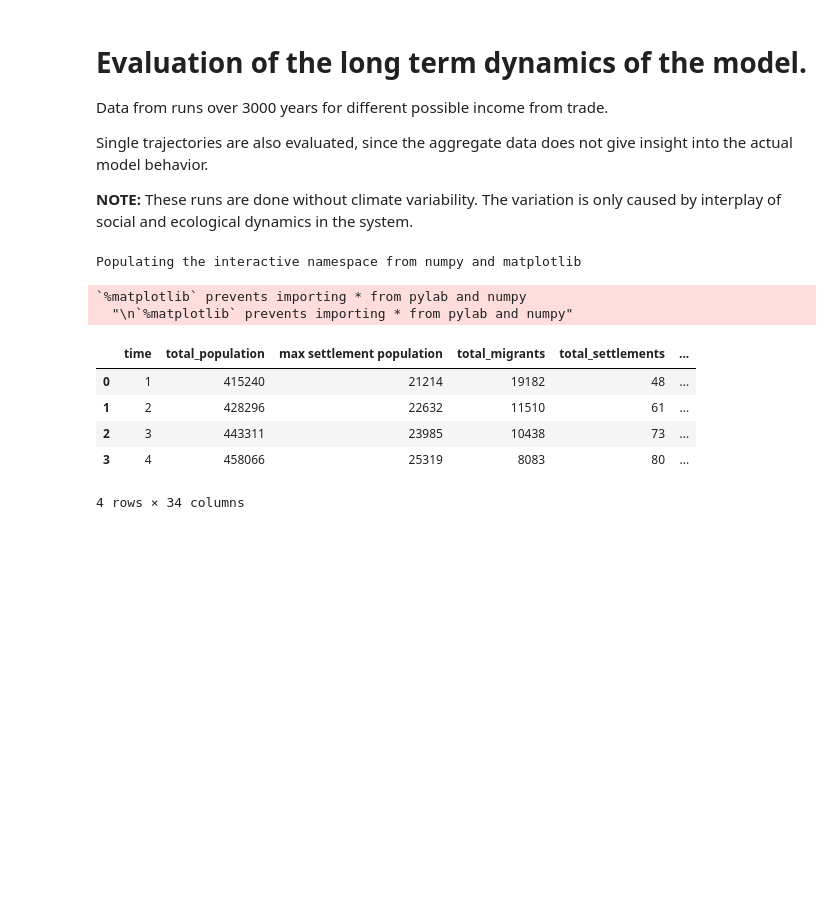
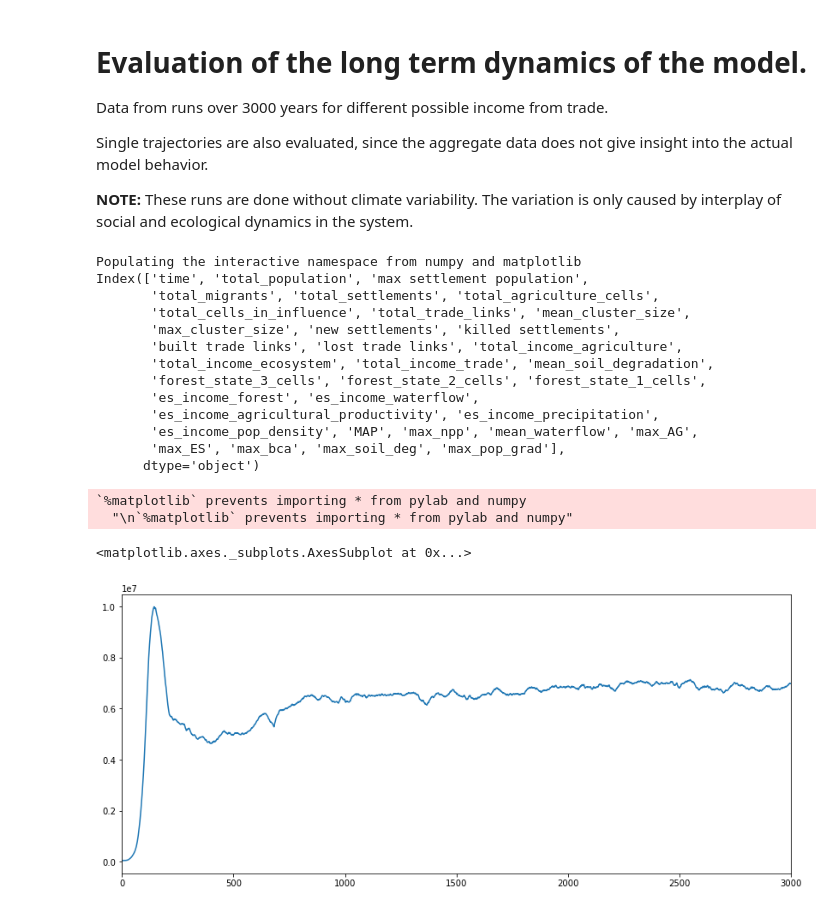
Before and after one commit to jakobkolb/Mayasim, a Jupyter notebook: Evaluation_Notebooks/X8_microplot_and_video.ipynb, the cells around one changed output. Cells and saved outputs as stored; diff of their text form; code cells hidden in the pictures; blank space fills up the shorter version.

```diff
--- a/Evaluation_Notebooks/X8_microplot_and_video.ipynb
+++ b/Evaluation_Notebooks/X8_microplot_and_video.ipynb
@@ -9,30 +9,39 @@ Single trajectories are also evaluated, since the aggregate data does not give i
 # %%
 %pylab inline
 pylab.rcParams['figure.figsize'] = (14, 6)
 
 import pandas as pd
 import numpy as np
 import matplotlib.pyplot as plt
 import matplotlib as mpl
 from matplotlib.colors import ListedColormap, Normalize
 from mpl_toolkits.axes_grid1 import make_axes_locatable
 
 d_start = 150
 d_length = 20
 
 testing = False
-trj = pd.read_pickle('/home/jakob/Project_MayaSim/Python/output_data/test_output/X8_longterm_dynamics/raw_data/6000-_s0.pkl')['trajectory']
-trj.head()
+trj = pd.read_pickle('/home/jakob/Project_MayaSim/Python/output_data/X8_longterm_dynamics/results/7000-_s0.pkl')['trajectory']
+print(trj.columns)
+trj['total_population'].plot()
 # %% [output]
 Populating the interactive namespace from numpy and matplotlib
+Index(['time', 'total_population', 'max settlement population',
+       'total_migrants', 'total_settlements', 'total_agriculture_cells',
+       'total_cells_in_influence', 'total_trade_links', 'mean_cluster_size',
+       'max_cluster_size', 'new settlements', 'killed settlements',
+       'built trade links', 'lost trade links', 'total_income_agriculture',
+       'total_income_ecosystem', 'total_income_trade', 'mean_soil_degradation',
+       'forest_state_3_cells', 'forest_state_2_cells', 'forest_state_1_cells',
+       'es_income_forest', 'es_income_waterflow',
+       'es_income_agricultural_productivity', 'es_income_precipitation',
+       'es_income_pop_density', 'MAP', 'max_npp', 'mean_waterflow', 'max_AG',
+       'max_ES', 'max_bca', 'max_soil_deg', 'max_pop_grad'],
+      dtype='object')
 `%matplotlib` prevents importing * from pylab and numpy
   "\n`%matplotlib` prevents importing * from pylab and numpy"
-|  | time | total_population | max settlement population | total_migrants | total_settlements | ... |
-| 0 | 1 | 415240 | 21214 | 19182 | 48 | ... |
-| 1 | 2 | 428296 | 22632 | 11510 | 61 | ... |
-| 2 | 3 | 443311 | 23985 | 10438 | 73 | ... |
-| 3 | 4 | 458066 | 25319 | 8083 | 80 | ... |
-4 rows × 34 columns
+<matplotlib.axes._subplots.AxesSubplot at 0x...>
+[figure, added]
 # %%
 pylab.rcParams['figure.figsize'] = (14, 14)
 
```
Also changed, not shown: parts of 2 cells of this notebook, 7 other files.
